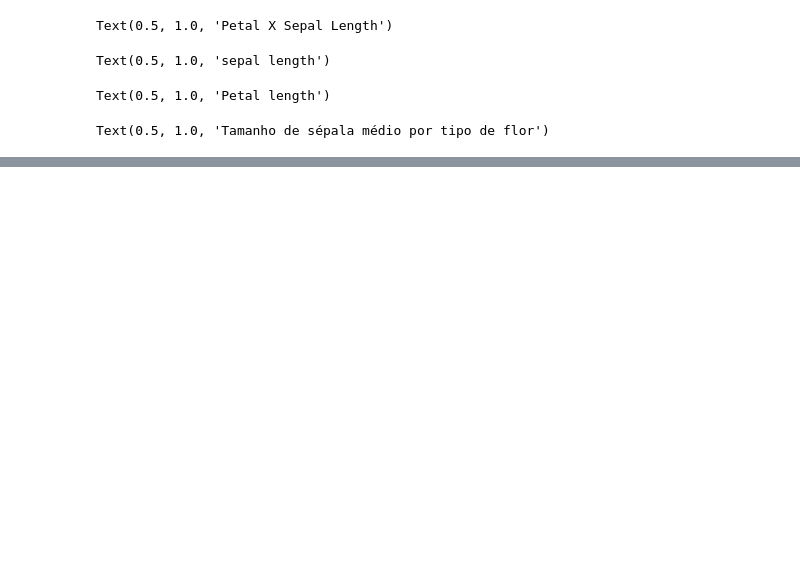
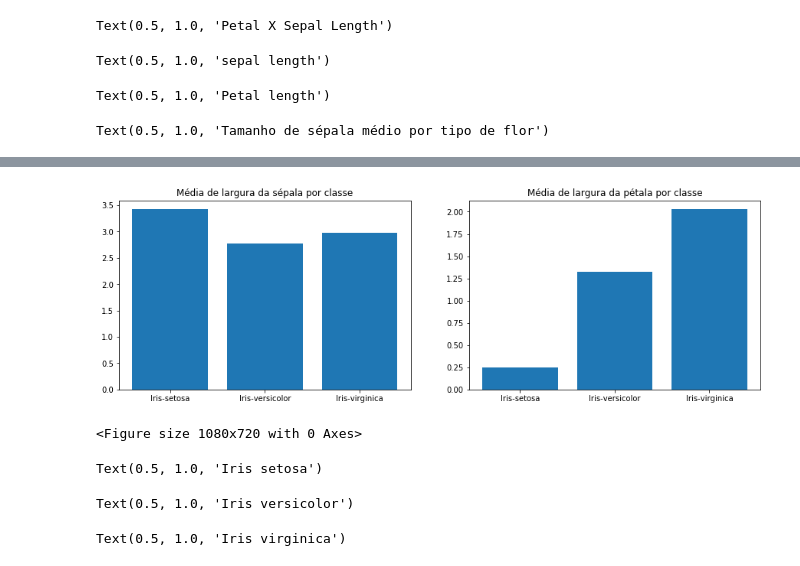
Before and after one commit to lauraDamacenoAlmeida/An-lise-Iris, a Jupyter notebook: Gráficos.ipynb, the cells around one changed output, grey strips where cells are left out. Drawn from its saved outputs; the diff is of its cells as text; code cells hidden in the pictures; blank space fills up the shorter version.

```diff
--- a/Gráficos.ipynb
+++ b/Gráficos.ipynb
@@ -60,0 +76,3 @@ area.savefig('grafico.png',dpi = 300,bbox_inches = 'tight')
+# %%
+g5 = area3.add_subplot(2,2,1)
+g6 = area3.add_subplot(2,2,2)
@@ -60,0 +130,4 @@ area.savefig('grafico.png',dpi = 300,bbox_inches = 'tight')
+# %%
+area3
+# %% [output]
+[figure, added]
@@ -60,0 +136,5 @@ area.savefig('grafico.png',dpi = 300,bbox_inches = 'tight')
+# %%
+plt.rc('figure', figsize = (15,10))
+area4 = plt.figure()
+# %% [output]
+<Figure size 1080x720 with 0 Axes>
@@ -60,0 +145,24 @@ area.savefig('grafico.png',dpi = 300,bbox_inches = 'tight')
+# %%
+selecao = df['class'] == 'Iris-setosa'
+g1.scatter(df[selecao]['petal length'],df[selecao]['sepal length'])
+g1.set_xlabel('petal length')
+g1.set_ylabel('sepal length')
+g1.set_title('Iris setosa')
+# %% [output]
+Text(0.5, 1.0, 'Iris setosa')
+# %%
+selecao = df['class'] == 'Iris-versicolor'
+g2.scatter(df[selecao]['petal length'],df[selecao]['sepal length'])
+g2.set_xlabel('petal length')
+g2.set_ylabel('sepal length')
+g2.set_title('Iris versicolor')
+# %% [output]
+Text(0.5, 1.0, 'Iris versicolor')
+# %%
+selecao = df['class'] == 'Iris-virginica'
+g3.scatter(df[selecao]['petal length'],df[selecao]['sepal length'])
+g3.set_xlabel('petal length')
+g3.set_ylabel('sepal length')
+g3.set_title('Iris virginica')
+# %% [output]
+Text(0.5, 1.0, 'Iris virginica')
```
Also changed, not shown: parts of 27 cells of this notebook, 4 other files.
